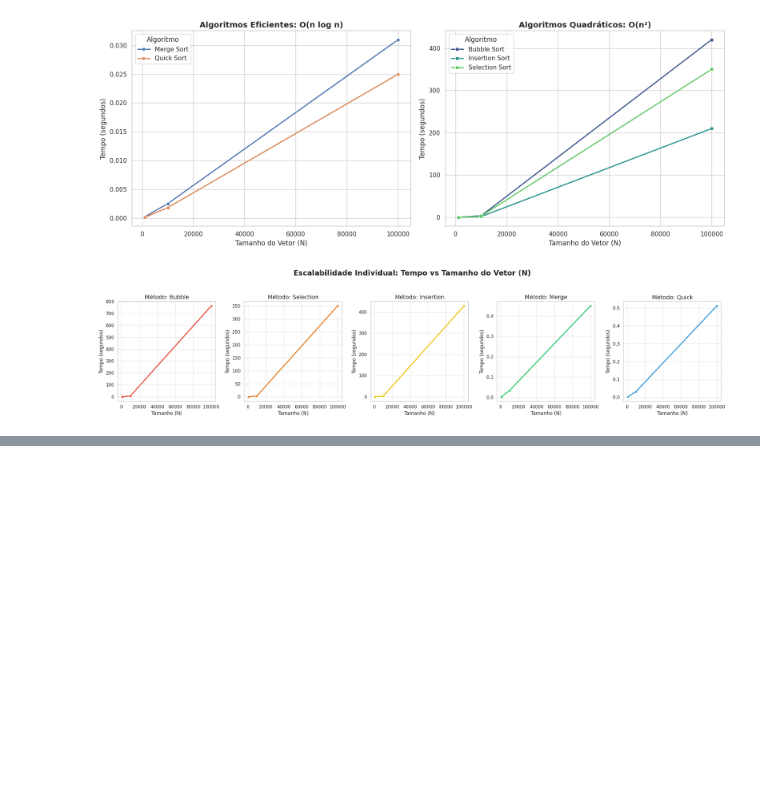
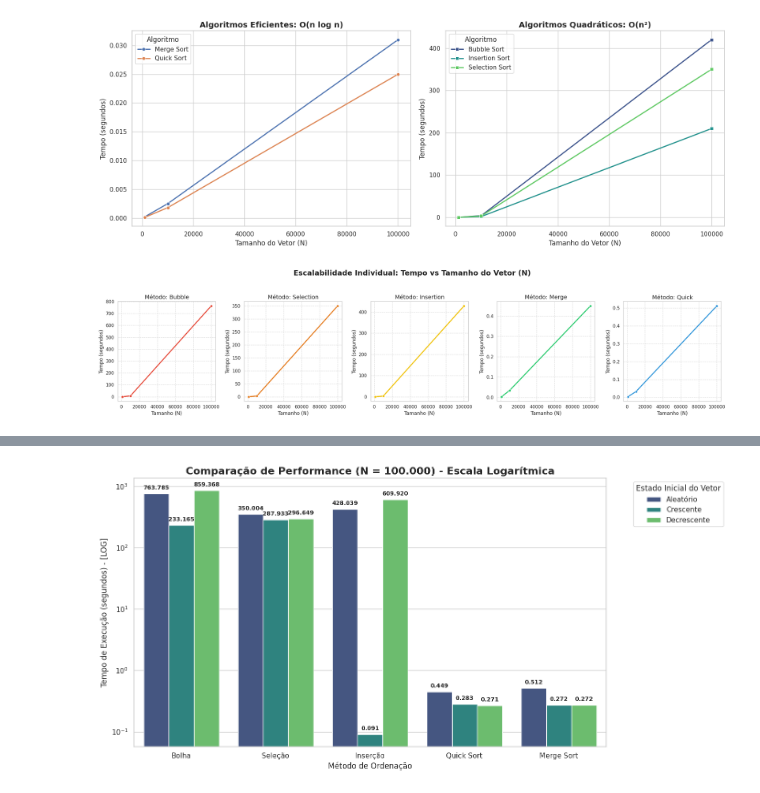
Before and after one commit to anabiarochar/Mestrado_AlgoritmosProgramacao, a Jupyter notebook: Projeto1/Gráficos.ipynb, the cells around one changed output, grey strips where cells are left out. Drawn from its saved outputs; the diff is of its cells as text; code cells hidden in the pictures; blank space fills up the shorter version.

```diff
--- a/Projeto1/Gráficos.ipynb
+++ b/Projeto1/Gráficos.ipynb
@@ -233,0 +274,51 @@ plt.show()
+# %%
+import pandas as pd
+import matplotlib.pyplot as plt
+import seaborn as sns
+
+# 1. Dados extraídos da sua tabela
+data = {
+    'Metodo': ['Bolha', 'Bolha', 'Bolha', 'Seleção', 'Seleção', 'Seleção',
+               'Inserção', 'Inserção', 'Inserção', 'Quick Sort', 'Quick Sort', 'Quick Sort',
+               'Merge Sort', 'Merge Sort', 'Merge Sort'],
+    'Caso': ['Aleatório', 'Crescente', 'Decrescente'] * 5,
+    'Tamanho': [100000] * 15, # Focando no cenário mais crítico de 100k
+    'Tempo': [763.785, 233.165, 859.368,  # Bolha
+              350.004, 287.933, 296.649,  # Seleção
+              428.039, 0.091, 609.920,    # Inserção
+              0.449, 0.283, 0.271,        # Quick Sort
+              0.512, 0.272, 0.272]        # Merge Sort
+}
+
+df_100k = pd.DataFrame(data)
+
+# 2. Configuração do gráfico
+plt.figure(figsize=(14, 7))
+sns.set_theme(style="whitegrid")
+
+# Criando o gráfico de barras
+plot = sns.barplot(data=df_100k, x='Metodo', y='Tempo', hue='Caso', palette='viridis')
+
+# 3. APLICANDO ESCALA LOGARÍTMICA
+plot.set_yscale("log")
+
+# Customização de títulos e labels
+plt.title('Comparação de Performance (N = 100.000) - Escala Logarítmica', fontsize=16, fontweight='bold')
+plt.ylabel('Tempo de Execução (segundos) - [LOG]', fontsize=12)
+plt.xlabel('Método de Ordenação', fontsize=12)
+
+# Adicionando os valores em cima das barras para facilitar a leitura
+for p in plot.patches:
+    if p.get_height() > 0:
+        plot.annotate(format(p.get_height(), '.3f'),
+                      (p.get_x() + p.get_width() / 2., p.get_height()),
+                      ha = 'center', va = 'center',
+                      xytext = (0, 9),
+                      textcoords = 'offset points',
+                      fontsize=9, fontweight='bold')
+
+plt.legend(title='Estado Inicial do Vetor', bbox_to_anchor=(1.05, 1), loc='upper left')
+plt.tight_layout()
+plt.show()
+# %% [output]
+[figure, added]
```
Also changed, not shown: parts of 3 cells of this notebook.
